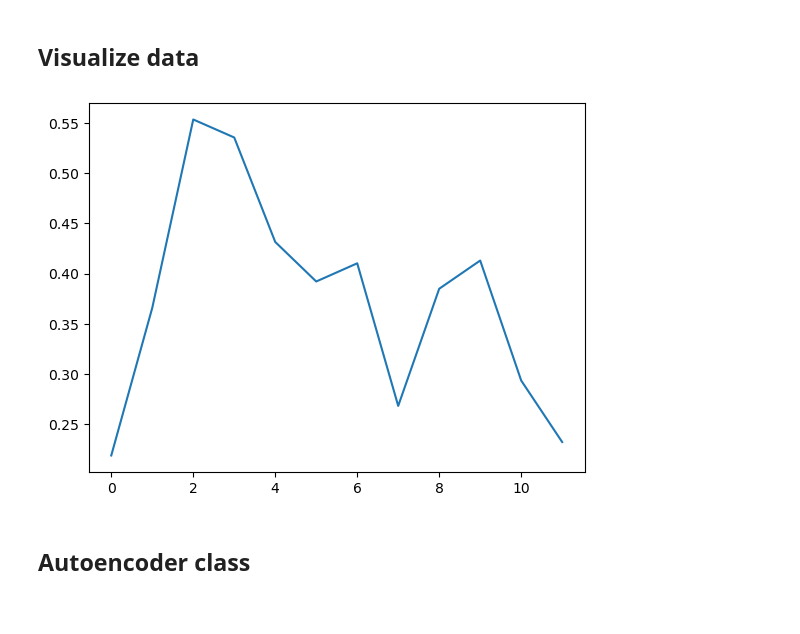
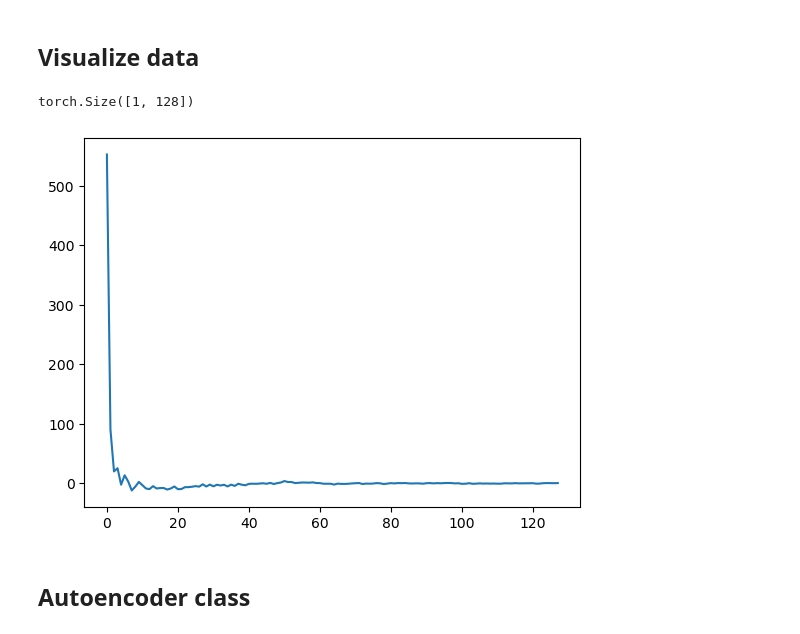
Before and after one commit to Borzoneg/Identity-recognition-from-audio, a Jupyter notebook: src/main.ipynb, the cells around one changed output. Saved outputs shown, nothing was run; the diff lists cells and outputs as text; code cells hidden in the pictures.

```diff
--- a/src/main.ipynb
+++ b/src/main.ipynb
@@ -42,7 +42,7 @@ class AudioDataset(Dataset):
         self.wavs, self.mfccs, self.chromas, self.contrasts, self.centroids, self.bandwidths = [], [], [], [], [], []
         self.wavs_norm, self.mfccs_norm, self.chromas_norm, self.contrasts_norm, self.centroids_norm, self.bandwidths_norm = [], [], [], [], [], []
 
-        print("Start reading files")
+        print("Start reading files and genearting features")
         for subdir, dirs, files in os.walk(root_folder):
             for file_name in files:
                 if drop_both and "both" in subdir:
@@ -73,9 +73,10 @@ class AudioDataset(Dataset):
         # self.wavs = torch.Tensor(self.wavs)
 
         self.active = active
-        self.values_dict = {'wavs': 0, 'mfcc': 1, 'chroma': 2, 'contrast': 3}#, 'centroid': 4, 'bandwidth': 5}
-        self.values_list = [self.wavs, self.mfccs, self.chromas, self.contrasts] # self.centroids, self.bandwidths]
+        self.values_dict = {'wavs': 0, 'mfcc': 1, 'chroma': 2, 'contrast': 3, 'centroid': 4, 'bandwidth': 5}
+        self.values_list = [self.wavs, self.mfccs, self.chromas, self.contrasts, self.centroids, self.bandwidths]
         self.values_norm_list = []
+        print("Generating normalized arrays")
         for lst in self.values_list:
             self.values_norm_list.append((lst + np.abs(np.min(lst))) / (np.abs(np.min(lst)) + np.max(lst)))
 
@@ -161,15 +159,17 @@ for li in lists_labels:
 # %% [markdown]
 ## Visualize data
 # %%
-audio_dataset.active = 'chroma'
-audio_dataset.normalize = True
+audio_dataset.active = 'mfcc'
+audio_dataset.normalize = False
 
 for x, y in loader_test:
+    print(x.shape)
     plt.plot(np.arange(x.shape[1]), x.flatten())
     plt.show()
     break
 # %% [output]
+torch.Size([1, 128])
-[figure, old version]
+[figure, new version]
 # %% [markdown]
 ## Autoencoder class
 # %%
```
Also changed, not shown: parts of 4 cells of this notebook, 3 other files.
